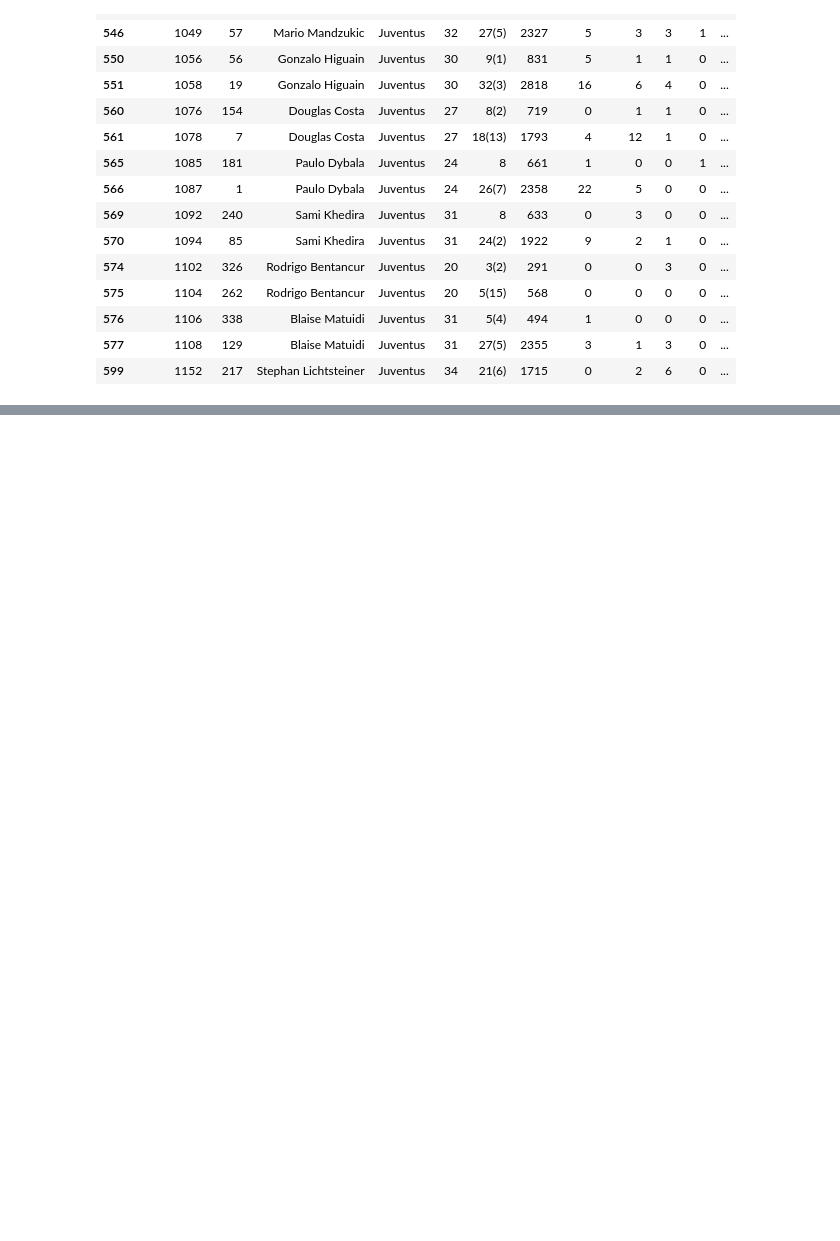
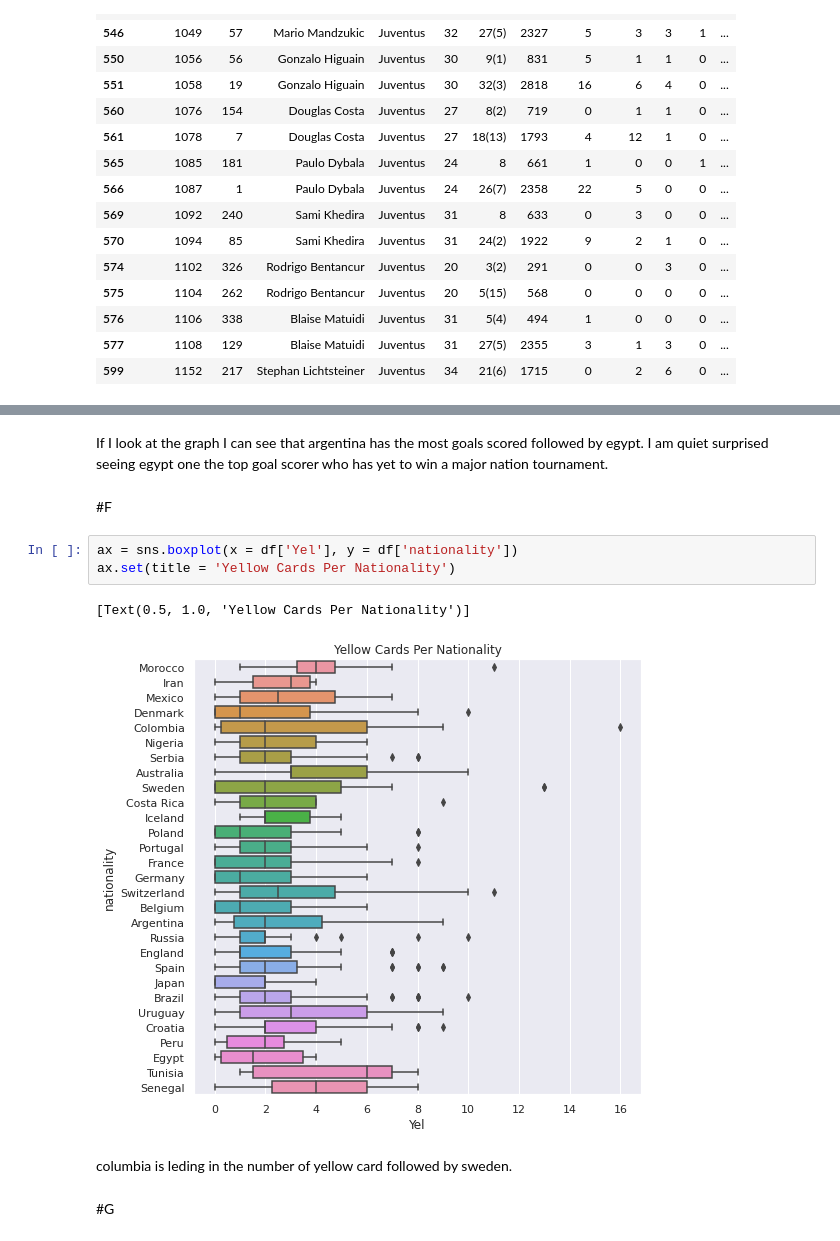
Before and after one commit to anjilakarkigit/dataVisualization, a Jupyter notebook: Exam3.ipynb, the cells around one changed output, grey strips where cells are left out. Saved outputs shown, nothing was run; the diff lists cells and outputs as text; blank space fills up the shorter version.

```diff
--- a/Exam3.ipynb
+++ b/Exam3.ipynb
@@ -62,0 +97,14 @@ So, here are some stats of different Juventus player.There are two players that
+# %% [markdown]
+If I look at the graph I can see that argentina has the most goals scored followed by egypt. I am quiet surprised seeing egypt one the top goal scorer who has yet to win a major nation tournament.
+# %% [markdown]
+#F
+# %%
+ax = sns.boxplot(x = df['Yel'], y = df['nationality'])
+ax.set(title = 'Yellow Cards Per Nationality')
+# %% [output]
+[Text(0.5, 1.0, 'Yellow Cards Per Nationality')]
+[figure, added]
+# %% [markdown]
+columbia is leding in the number of yellow card followed by sweden.
+# %% [markdown]
+#G
```
Also changed, not shown: parts of 24 cells of this notebook.
